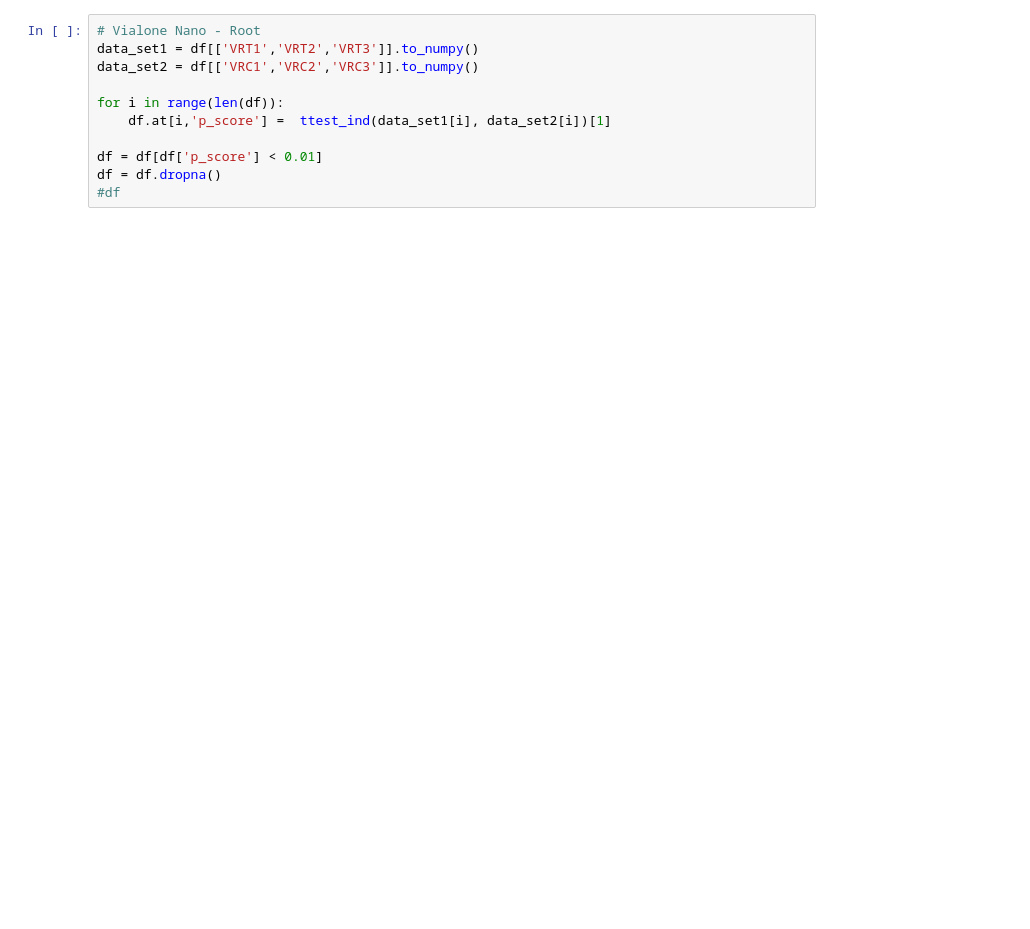
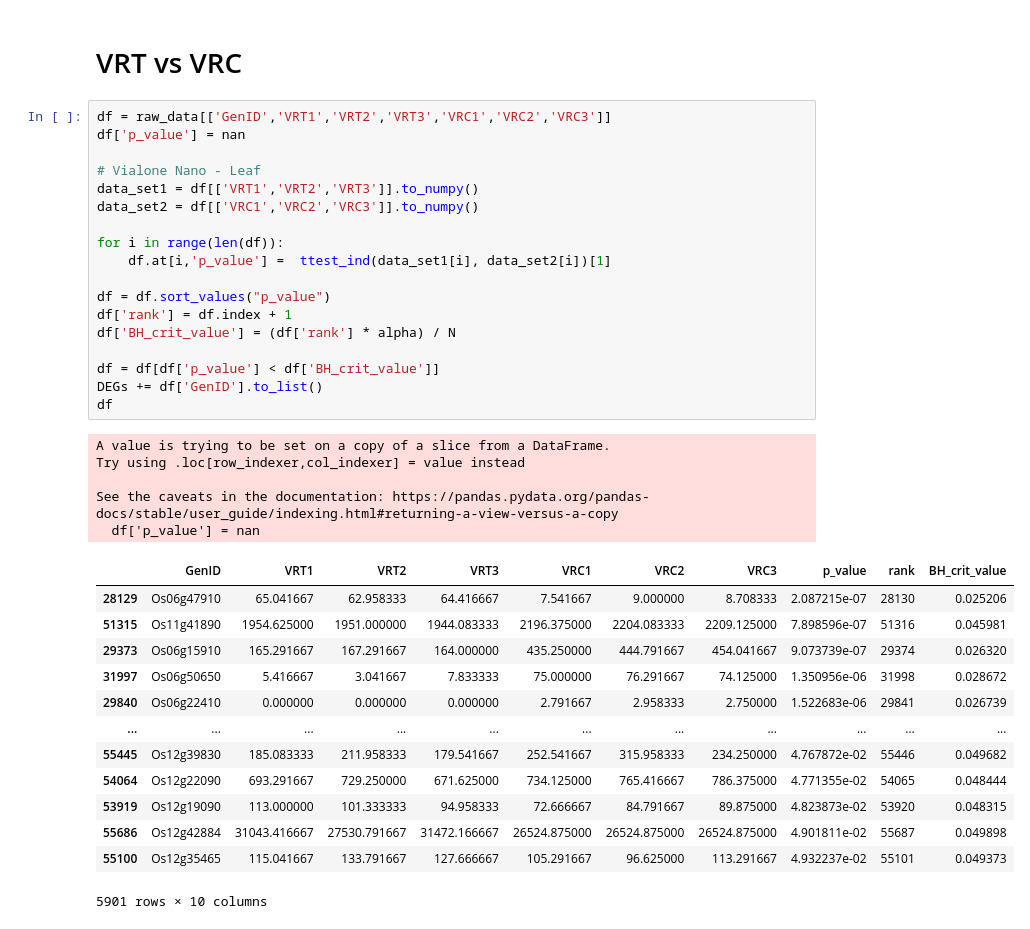
Before and after one commit to MahdeeMushfiqueKamal/cBLAST-AssignedTasks, a Jupyter notebook: task4.ipynb, the cells around one changed output. Saved outputs shown, nothing was run; the diff lists cells and outputs as text; blank space fills up the shorter version.

```diff
--- a/task4.ipynb
+++ b/task4.ipynb
@@ -55,11 +93,39 @@ df = df.dropna()
+# %% [markdown]
+# VRT vs VRC
 # %%
-# Vialone Nano - Root
+df = raw_data[['GenID','VRT1','VRT2','VRT3','VRC1','VRC2','VRC3']]
+df['p_value'] = nan
+
+# Vialone Nano - Leaf
 data_set1 = df[['VRT1','VRT2','VRT3']].to_numpy()
 data_set2 = df[['VRC1','VRC2','VRC3']].to_numpy()
 
 for i in range(len(df)):
-    df.at[i,'p_score'] =  ttest_ind(data_set1[i], data_set2[i])[1]
+    df.at[i,'p_value'] =  ttest_ind(data_set1[i], data_set2[i])[1]
 
-df = df[df['p_score'] < 0.01]
-df = df.dropna()
-#df
+df = df.sort_values("p_value")
+df['rank'] = df.index + 1
+df['BH_crit_value'] = (df['rank'] * alpha) / N
+
+df = df[df['p_value'] < df['BH_crit_value']]
+DEGs += df['GenID'].to_list()
+df
+# %% [output]
+A value is trying to be set on a copy of a slice from a DataFrame.
+Try using .loc[row_indexer,col_indexer] = value instead
+
+See the caveats in the documentation: https://pandas.pydata.org/pandas-docs/stable/user_guide/indexing.html#returning-a-view-versus-a-copy
+  df['p_value'] = nan
+|  | GenID | VRT1 | VRT2 | VRT3 | VRC1 | VRC2 | VRC3 | p_value | rank | BH_crit_value |
+| 28129 | Os06g47910 | 65.041667 | 62.958333 | 64.416667 | 7.541667 | 9.000000 | 8.708333 | 2.087215e-07 | 28130 | 0.025206 |
+| 51315 | Os11g41890 | 1954.625000 | 1951.000000 | 1944.083333 | 2196.375000 | 2204.083333 | 2209.125000 | 7.898596e-07 | 51316 | 0.045981 |
+| 29373 | Os06g15910 | 165.291667 | 167.291667 | 164.000000 | 435.250000 | 444.791667 | 454.041667 | 9.073739e-07 | 29374 | 0.026320 |
+| 31997 | Os06g50650 | 5.416667 | 3.041667 | 7.833333 | 75.000000 | 76.291667 | 74.125000 | 1.350956e-06 | 31998 | 0.028672 |
+| 29840 | Os06g22410 | 0.000000 | 0.000000 | 0.000000 | 2.791667 | 2.958333 | 2.750000 | 1.522683e-06 | 29841 | 0.026739 |
+| ... | ... | ... | ... | ... | ... | ... | ... | ... | ... | ... |
+| 55445 | Os12g39830 | 185.083333 | 211.958333 | 179.541667 | 252.541667 | 315.958333 | 234.250000 | 4.767872e-02 | 55446 | 0.049682 |
+| 54064 | Os12g22090 | 693.291667 | 729.250000 | 671.625000 | 734.125000 | 765.416667 | 786.375000 | 4.771355e-02 | 54065 | 0.048444 |
+| 53919 | Os12g19090 | 113.000000 | 101.333333 | 94.958333 | 72.666667 | 84.791667 | 89.875000 | 4.823873e-02 | 53920 | 0.048315 |
+| 55686 | Os12g42884 | 31043.416667 | 27530.791667 | 31472.166667 | 26524.875000 | 26524.875000 | 26524.875000 | 4.901811e-02 | 55687 | 0.049898 |
+| 55100 | Os12g35465 | 115.041667 | 133.791667 | 127.666667 | 105.291667 | 96.625000 | 113.291667 | 4.932237e-02 | 55101 | 0.049373 |
+5901 rows × 10 columns
```
Also changed, not shown: parts of 14 cells of this notebook.
